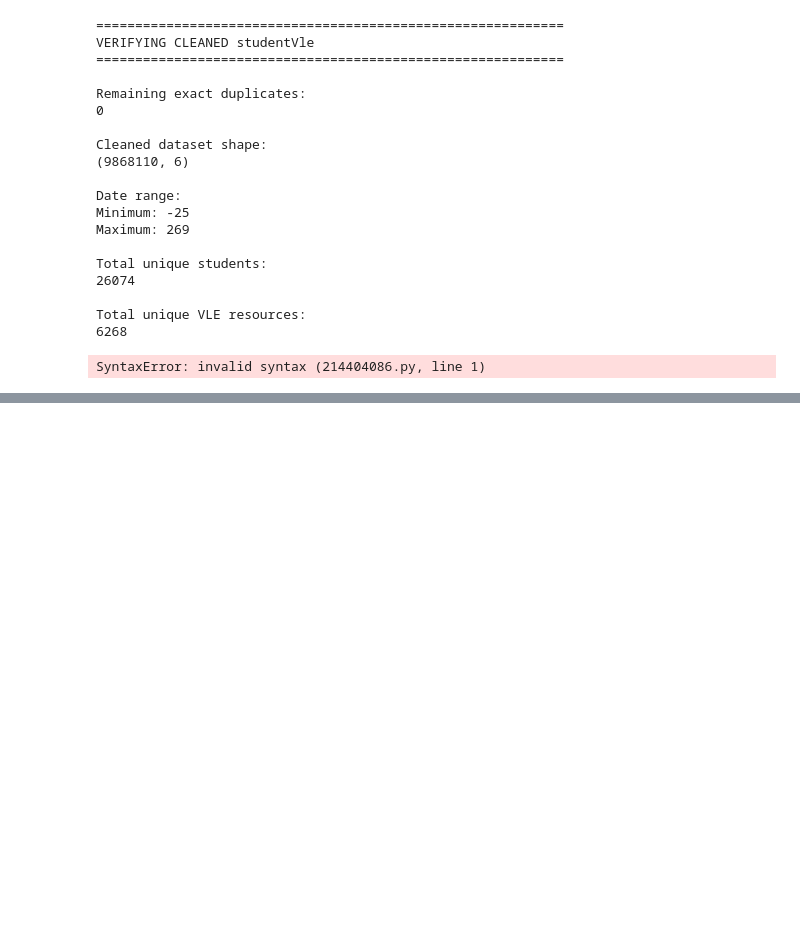
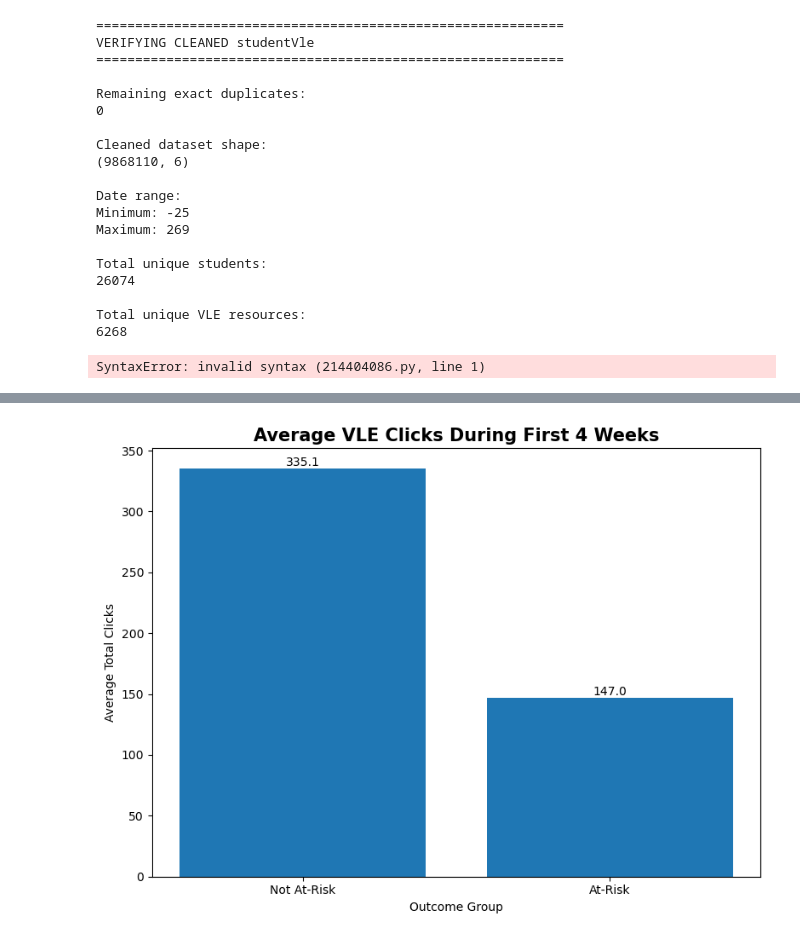
Before and after one commit to chruupee/MIT252503_OULAD_Research, a Jupyter notebook: OULAD.ipynb, the cells around one changed output, grey strips where cells are left out. Drawn from its saved outputs; the diff is of its cells as text; code cells hidden in the pictures; blank space fills up the shorter version.

```diff
--- a/OULAD.ipynb
+++ b/OULAD.ipynb
@@ -1546,0 +2868,71 @@ SyntaxError: invalid syntax (214404086.py, line 1)
+# %%
+# ============================================================
+# STEP 13B — EARLY VLE ENGAGEMENT BY AT-RISK STATUS
+# ============================================================
+
+print("=" * 60)
+print("EDA — EARLY VLE ENGAGEMENT")
+print("=" * 60)
+
+grouped_vle = (
+    analytical_4week
+    .groupby("at_risk")[
+        [
+            "total_clicks_4w",
+            "active_days_4w",
+            "active_weeks_4w",
+            "unique_resources_4w"
+        ]
+    ]
+    .mean()
+)
+
+print("\nMean early VLE behaviour:")
+print(grouped_vle)
+
+# ------------------------------------------------------------
+# Plot mean total clicks
+# ------------------------------------------------------------
+
+labels = [
+    "Not At-Risk",
+    "At-Risk"
+]
+
+values = [
+    grouped_vle.loc[0, "total_clicks_4w"],
+    grouped_vle.loc[1, "total_clicks_4w"]
+]
+
+plt.figure(figsize=(8, 6))
+
+bars = plt.bar(labels, values)
+
+plt.title(
+    "Average VLE Clicks During First 4 Weeks",
+    fontsize=15,
+    fontweight="bold"
+)
+
+plt.ylabel("Average Total Clicks")
+plt.xlabel("Outcome Group")
+
+for bar, value in zip(bars, values):
+    plt.text(
+        bar.get_x() + bar.get_width() / 2,
+        bar.get_height(),
+        f"{value:.1f}",
+        ha="center",
+        va="bottom"
+    )
+
+plt.tight_layout()
+
+plt.savefig(
+    PROCESSED_DIR / "EDA_02_average_vle_clicks.png",
+    dpi=300,
+    bbox_inches="tight"
+)
+
+plt.show()
+# %% [output]
@@ -1546,0 +2948 @@ SyntaxError: invalid syntax (214404086.py, line 1)
+[figure, added]
```
Also changed, not shown: parts of 95 cells of this notebook.
